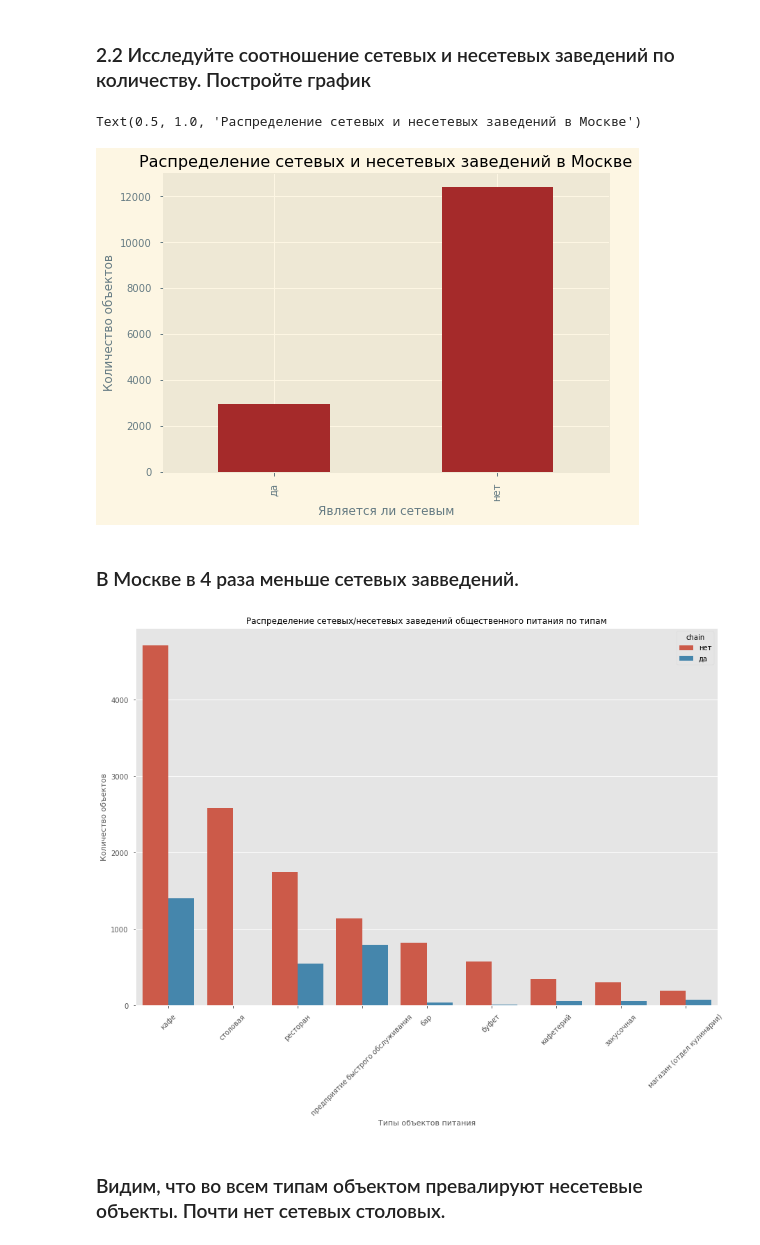
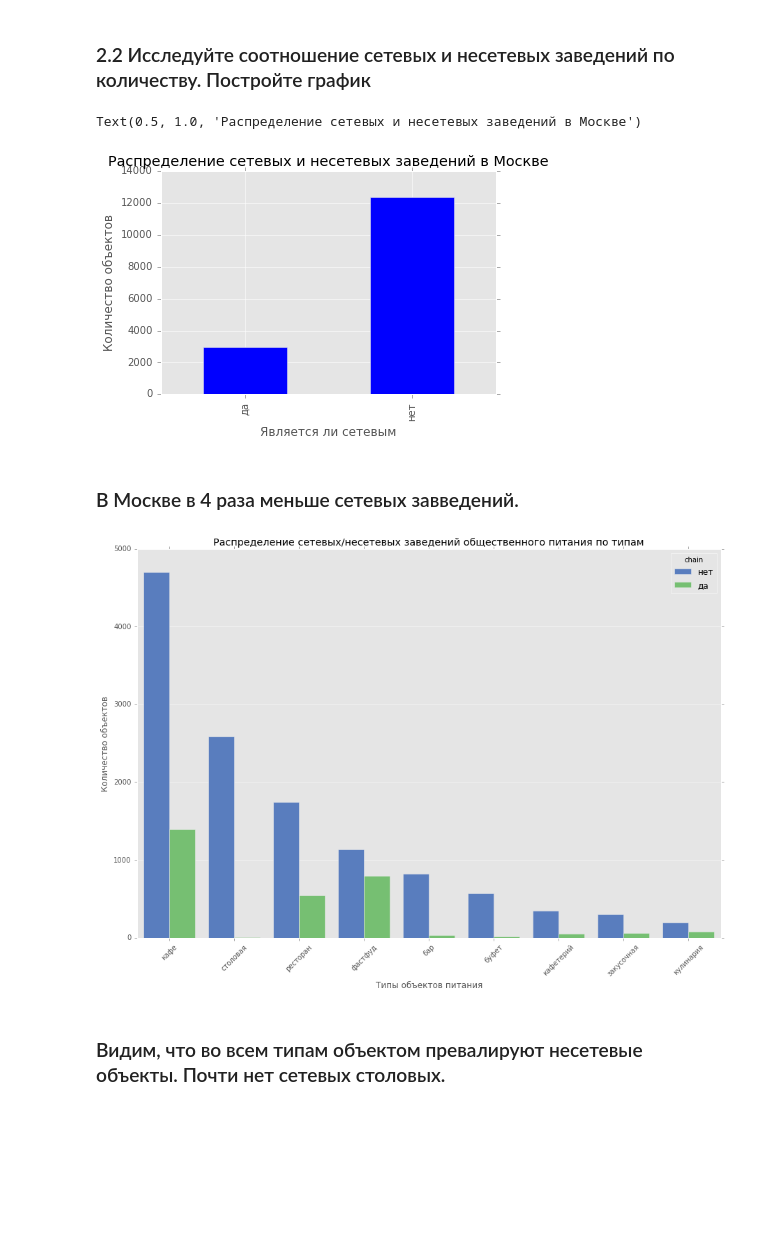
Before and after one commit to kbzunder/Yandex_Practicum_Projects, a Jupyter notebook: project_14_visualization.ipynb, the cells around one changed output. Saved outputs shown, nothing was run; the diff lists cells and outputs as text; code cells hidden in the pictures; blank space fills up the shorter version.

```diff
--- a/project_14_visualization.ipynb
+++ b/project_14_visualization.ipynb
@@ -27,7 +25,6 @@ warnings.filterwarnings('ignore')
 
 import matplotlib.pyplot as plt
 %matplotlib inline
-plt.style.use('ggplot')
 import seaborn as sns
 from plotly import graph_objects as go
 import plotly.express as px
@@ -72,3 +69,5 @@ print(data.info())
 dtypes: int64(2), object(4)
 memory usage: 720.4+ KB
 None
+# %%
+data['object_type'] = data['object_type'].str.replace('предприятие быстрого обслуживания','фастфуд').replace('магазин (отдел кулинарии)','кулинария')
@@ -89,8 +93,8 @@ ProfileReport(data)
 ### 2.1 Исследуйте соотношение видов объектов общественного питания по количеству. Постройте график.
 # %%
 plt.figure(figsize=(15,10))
-plt.style.use('seaborn-notebook')
-sns.barplot(x='object_type',y='count', data=data.groupby('object_type',as_index=False)\
+plt.style.use('seaborn-muted')
+sns.barplot(x='object_type',y='count', data = data.groupby('object_type',as_index=False)\
     .agg({'id':'count'})\
     .rename(columns={'id':'count'})\
     .sort_values(by='count', ascending=False))
@@ -107,19 +111,20 @@ plt.show()
 <a id="three-two"></a>
 ### 2.2 Исследуйте соотношение сетевых и несетевых заведений по количеству. Постройте график
 # %%
-ax = data.groupby('chain').agg({'id':'count'}).plot(kind='bar', color='brown')
+ax = data.groupby('chain').agg({'id':'count'}).plot(kind='bar', color='blue')
+plt.style.use('seaborn-muted')
 plt.xlabel('Является ли сетевым')
 plt.ylabel('Количество объектов')
 ax.get_legend().remove()
 plt.title('Распределение сетевых и несетевых заведений в Москве')
 # %% [output]
 Text(0.5, 1.0, 'Распределение сетевых и несетевых заведений в Москве')
-[figure, old version]
+[figure, new version]
 # %% [markdown]
 ### В Москве в 4 раза меньше сетевых завведений.
 # %%
 plt.figure(figsize=(15,10))
-plt.style.use('seaborn-notebook')
+plt.style.use('seaborn-muted')
 sns.barplot(x='object_type',y='count', data=data.groupby(['object_type','chain'],as_index=False)\
     .agg({'id':'count'})\
     .rename(columns={'id':'count'})\
@@ -130,7 +135,7 @@ plt.ylabel('Количество объектов')
 plt.xticks(rotation=45)
 plt.show()
 # %% [output]
-[figure, old version]
+[figure, new version]
 # %% [markdown]
 ### Видим, что во всем типам объектом превалируют несетевые объекты. Почти нет сетевых столовых.
 # %% [markdown]
```
Also changed, not shown: parts of 18 cells of this notebook, 1 other file.
